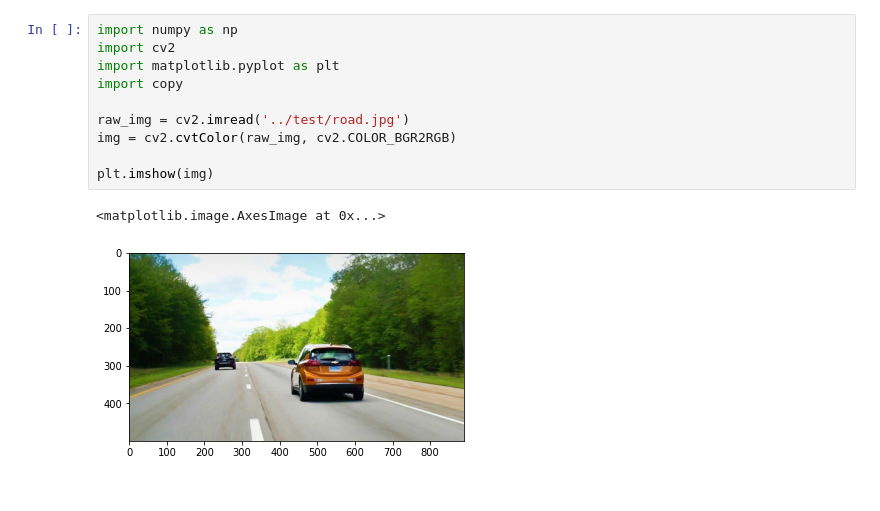
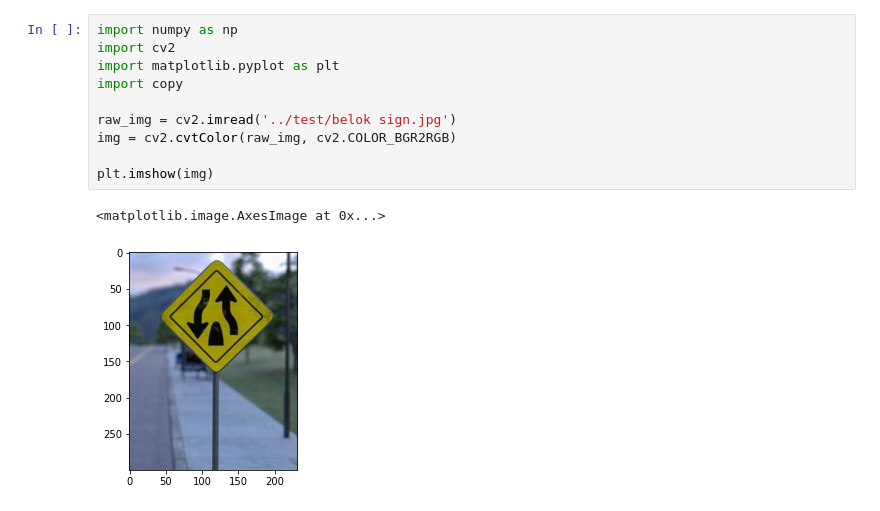
Before and after one commit to firizky29/image-segmentation-dnc-python, a Jupyter notebook: src/main.ipynb, the cells around one changed output. Drawn from its saved outputs; the diff is of its cells as text.

```diff
--- a/src/main.ipynb
+++ b/src/main.ipynb
@@ -1,16 +1,16 @@
 # %%
 import numpy as np
 import cv2
 import matplotlib.pyplot as plt
 import copy
 
-raw_img = cv2.imread('../test/road.jpg')
+raw_img = cv2.imread('../test/belok sign.jpg')
 img = cv2.cvtColor(raw_img, cv2.COLOR_BGR2RGB)
 
 plt.imshow(img)
 # %% [output]
 <matplotlib.image.AxesImage at 0x...>
-[figure, old version]
+[figure, new version]
 # %%
 class Node:
     def __init__(self, img, x, y, topLeft = None, topRight = None, bottomLeft = None, bottomRight = None):
```
Also changed, not shown: parts of 12 cells of this notebook, 13 other files.
